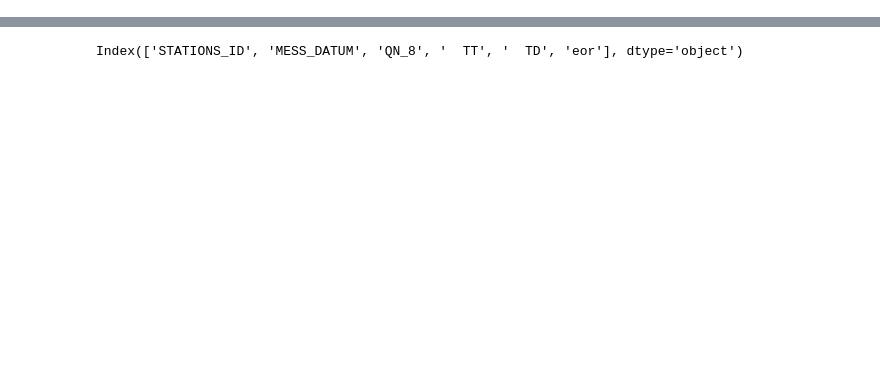
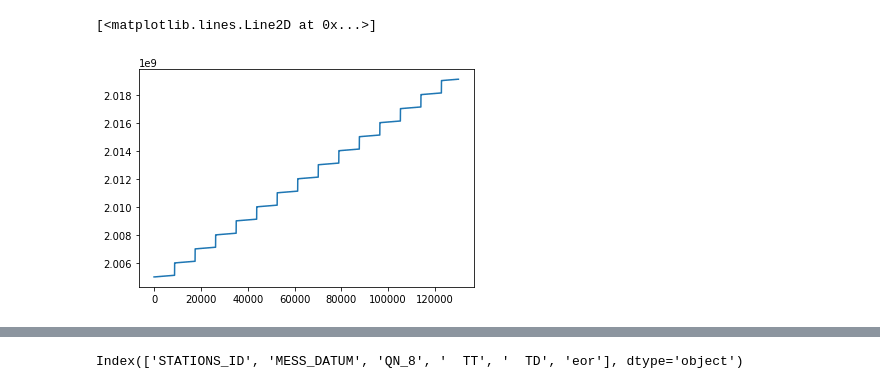
Before and after one commit to DennisAschenbrenner/Capstone_Project, a Jupyter notebook: Weather_prediction_data.ipynb, the cells around one changed output, grey strips where cells are left out. Drawn from its saved outputs; the diff is of its cells as text; code cells hidden in the pictures; blank space fills up the shorter version.

```diff
--- a/Weather_prediction_data.ipynb
+++ b/Weather_prediction_data.ipynb
@@ -1,12 +0,0 @@
-# %%
-from __future__ import absolute_import, division, print_function, unicode_literals
-import tensorflow as tf
-
-import matplotlib as mpl
-import matplotlib.pyplot as plt
-import numpy as np
-import os
-import pandas as pd
-
-mpl.rcParams['figure.figsize'] = (8, 6)
-mpl.rcParams['axes.grid'] = False
@@ -368,4 +71,10 @@ df_solar.head()
 | 2 | 2005010102 | 1975 | 1 | 89.0 | 0.0 | 0.0 | 0 | 138.39 | 2005010103:00 | ... |
 | 3 | 2005010103 | 1975 | 1 | 104.0 | 0.0 | 0.0 | 0 | 130.31 | 2005010104:00 | ... |
 | 4 | 2005010104 | 1975 | 1 | 111.0 | 0.0 | 0.0 | 0 | 121.57 | 2005010105:00 | ... |
+# %%
+import matplotlib.pyplot as plt
+plt.plot(df_solar.MESS_DATUM)
+# %% [output]
+[<matplotlib.lines.Line2D at 0x...>]
+[figure, added]
 # %%
```
Also changed, not shown: parts of 68 cells of this notebook, 2 other files.
